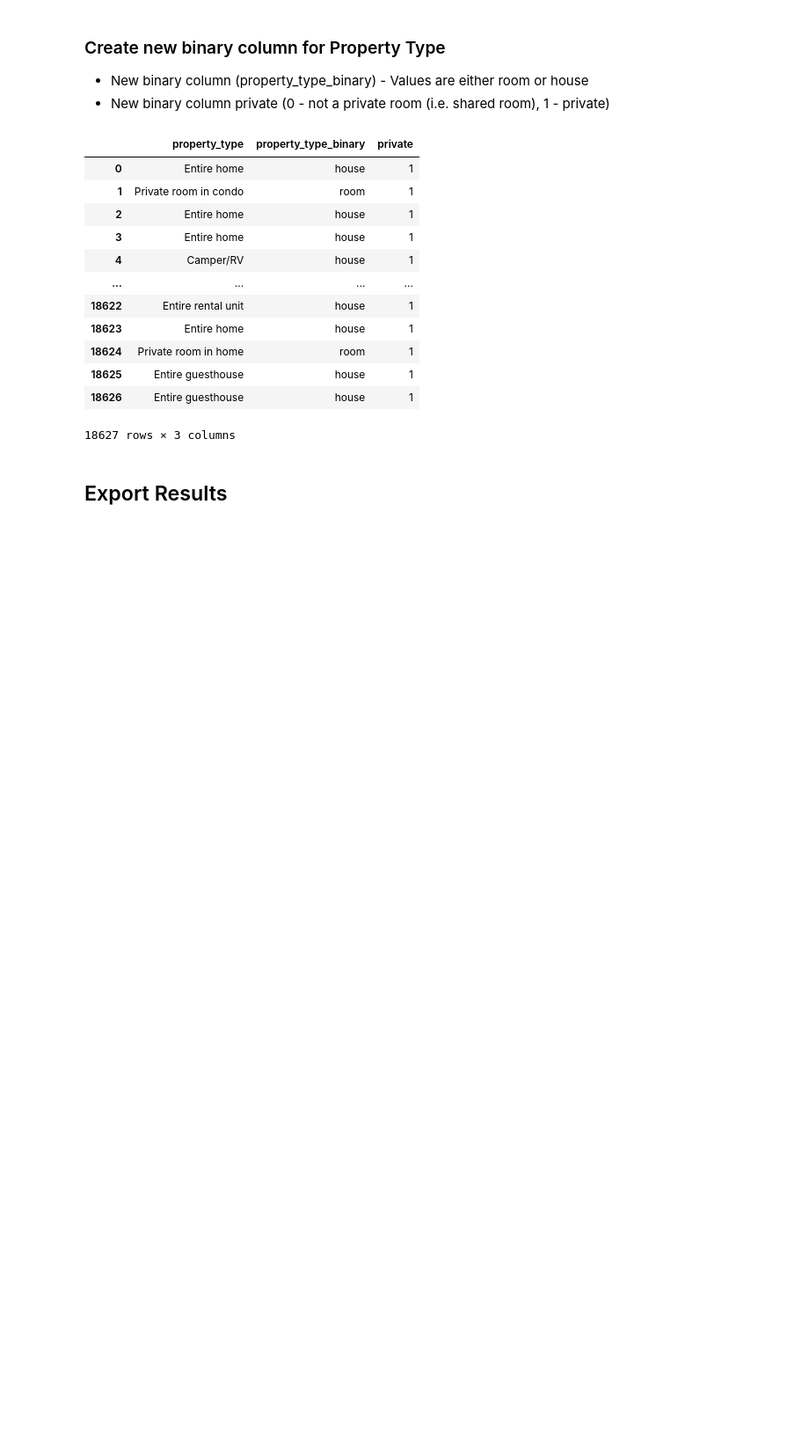
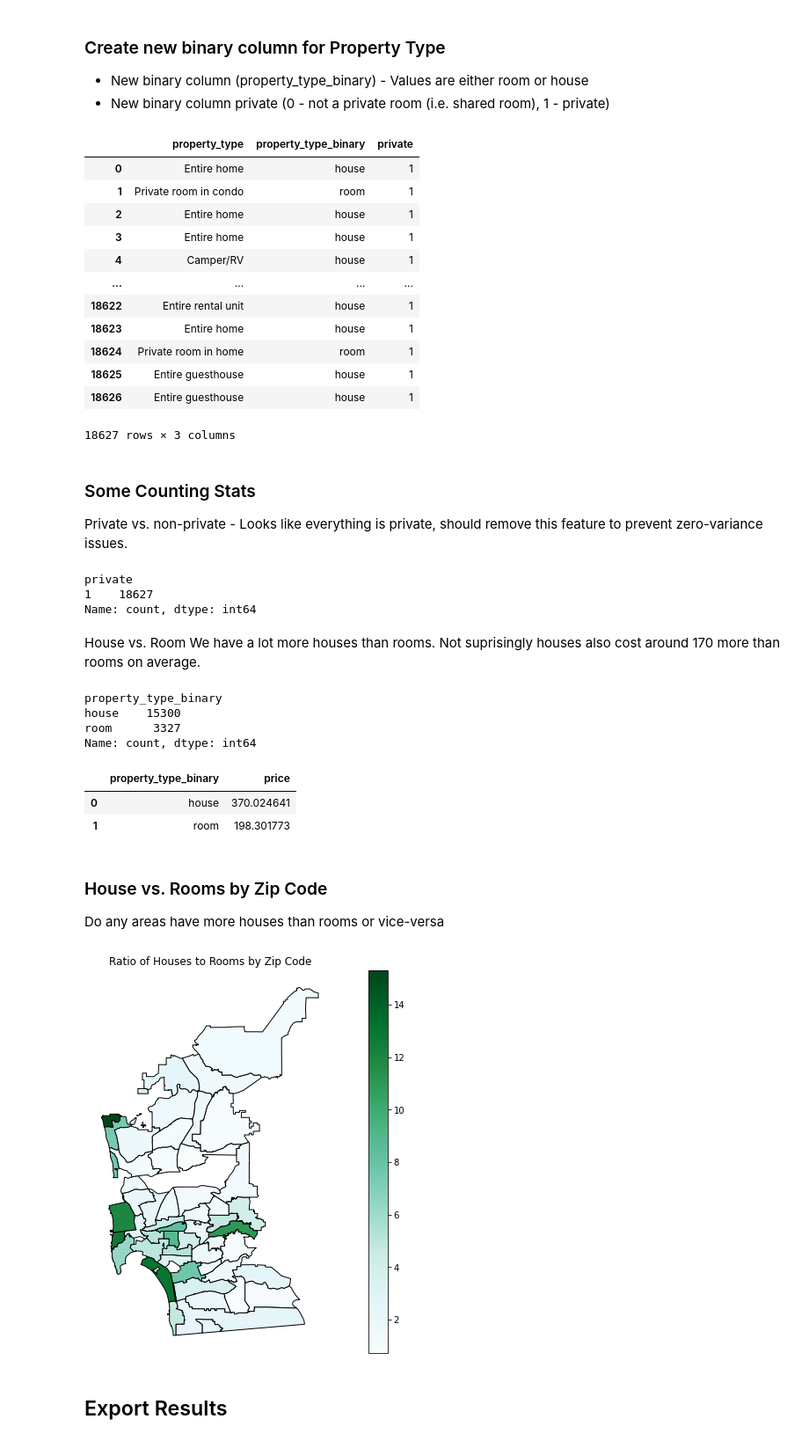
Before and after one commit to nlee98/ADS-599_Capstone_Project, a Jupyter notebook: Code Library/Data_Exploration.ipynb, the cells around one changed output. Shown at 88% size. Cells and saved outputs as stored; diff of their text form; code cells hidden in the pictures; blank space fills up the shorter version.

```diff
--- a/Code Library/Data_Exploration.ipynb
+++ b/Code Library/Data_Exploration.ipynb
@@ -553,6 +596,49 @@ eda_income_df[["property_type", "property_type_binary", "private"]]
 | 18625 | Entire guesthouse | house | 1 |
 | 18626 | Entire guesthouse | house | 1 |
 18627 rows × 3 columns
+# %% [markdown]
+### Some Counting Stats
+Private vs. non-private - Looks like everything is private, should remove this feature to prevent zero-variance issues.
+# %%
+eda_income_df['private'].value_counts()
+# %% [output]
+private
+1    18627
+Name: count, dtype: int64
+# %% [markdown]
+House vs. Room
+We have a lot more houses than rooms. Not suprisingly houses also cost around 170 more than rooms on average.
+# %%
+eda_income_df['property_type_binary'].value_counts()
+# %% [output]
+property_type_binary
+house    15300
+room      3327
+Name: count, dtype: int64
+# %%
+eda_income_df.groupby(by='property_type_binary', as_index=False)['price'].mean()
+# %% [output]
+|  | property_type_binary | price |
+| 0 | house | 370.024641 |
+| 1 | room | 198.301773 |
+# %% [markdown]
+### House vs. Rooms by Zip Code
+Do any areas have more houses than rooms or vice-versa
+# %%
+# Make df
+house_room = pd.crosstab(eda_income_df.zipcode, eda_income_df.property_type_binary)
+house_room['ratio'] = house_room['house']/house_room['room']
+house_room
+
+house_room = house_room.merge(SD_gdf, left_on='zipcode', right_on='zipcode')
+house_room_gdf = geopandas.GeoDataFrame(house_room['ratio'], geometry=house_room['geometry'])
+# %%
+# Plot our map
+house_room_gdf.plot(column="ratio", cmap = 'BuGn', edgecolor = 'k', legend = True, figsize=(16,8))
+plt.title("Ratio of Houses to Rooms by Zip Code")
+plt.axis('off');
+# %% [output]
+[figure, added]
 # %% [markdown]
 ## Export Results
 # %%
```
Also changed, not shown: parts of 14 cells of this notebook.
